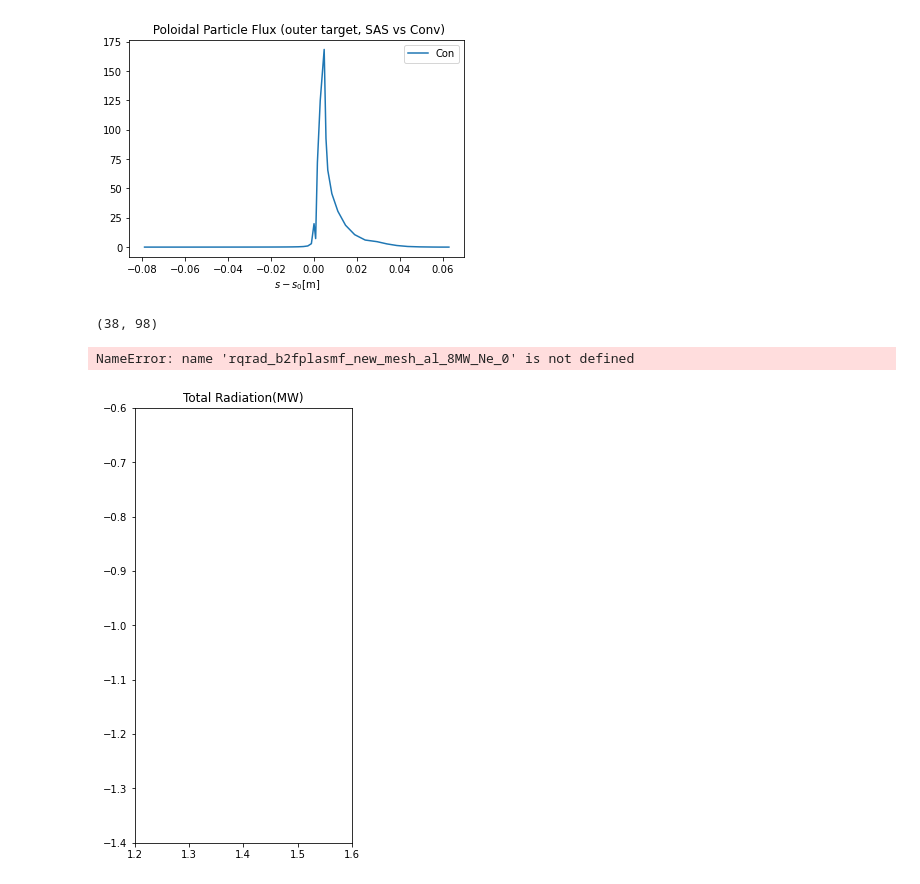
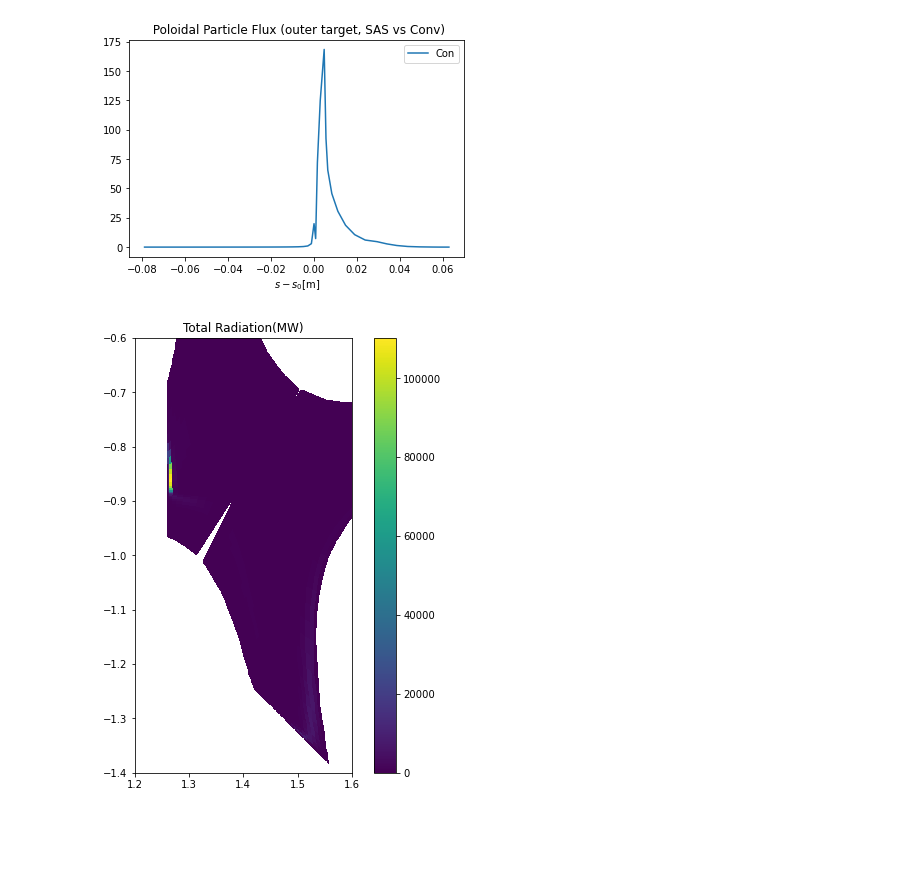
Before and after one commit to ChanYeongL/SOLPS-ITER_analysis, a Jupyter notebook: #new_analysis.ipynb, the cells around one changed output. Cells and saved outputs as stored; diff of their text form; code cells hidden in the pictures; blank space fills up the shorter version.

```diff
--- a/#new_analysis.ipynb
+++ b/#new_analysis.ipynb
@@ -739,27 +730,26 @@ plt.show()
 [figure]
 # %%
 
+rqrad_b2fplasmf_co_8MW_Ne_0=np.load("./data_Heating_Geo_sput/rqrad_b2fplasmf_co_8MW_Ne_0.npy")
 plt.figure(figsize=(8, 8))
 
 
 plt.axes().set_aspect('equal')
 
 plt.title("Total Radiation(MW)")
 plt.xlim(1.2,1.6)
 plt.ylim(-1.4,-0.6)
 #dataiwant_conv = dataiwant_conv.sum(axis=0)
-fort_rad =  np.abs(fort.eir_spec("./data_Heating_Geo","SAS_8MW_noNe"))
-fort_rad_total = np.sum(fort_rad[0],axis = 0) + fort_rad[1] + fort_rad[2]
-total_rad = np.sum(rqrad_b2fplasmf_new_mesh_al_8MW_Ne_0, axis=0)
-real_total_rad= np.abs(fort_rad_total+total_rad)
-plt.pcolormesh(al_new_mesh_x_cen, al_new_mesh_y_cen, real_total_rad)#a=fhe_b2fstate_co_KDEMO_3e19Ne[0,:,:]-fhe_b2fstate_al_KDEMO_3e19Ne[0,:,:]
+#fort_rad =  np.abs(fort.eir_spec("./data_Heating_Geo","SAS_8MW_noNe"))
+#fort_rad_total = np.sum(fort_rad[0],axis = 0) + fort_rad[1] + fort_rad[2]
+#total_rad = np.sum(rqrad, axis=0)
+#real_total_rad= np.abs(fort_rad_total+total_rad)
+plt.pcolormesh(co_new_mesh_x_cen, co_new_mesh_y_cen, np.sum(rqrad_b2fplasmf_co_8MW_Ne_0,axis=0))#a=fhe_b2fstate_co_KDEMO_3e19Ne[0,:,:]-fhe_b2fstate_al_KDEMO_3e19Ne[0,:,:]
 
 plt.colorbar()
 
 plt.show()
 # %% [output]
-(38, 98)
-NameError: name 'rqrad_b2fplasmf_new_mesh_al_8MW_Ne_0' is not defined
-[figure, old version]
+[figure, new version]
 # %%
 plt.plot(ne_b2fplasmf_new_mesh_al_8MW_Ne_0[18,:])
```
Also changed, not shown: parts of 11 cells of this notebook, 10 other files.
